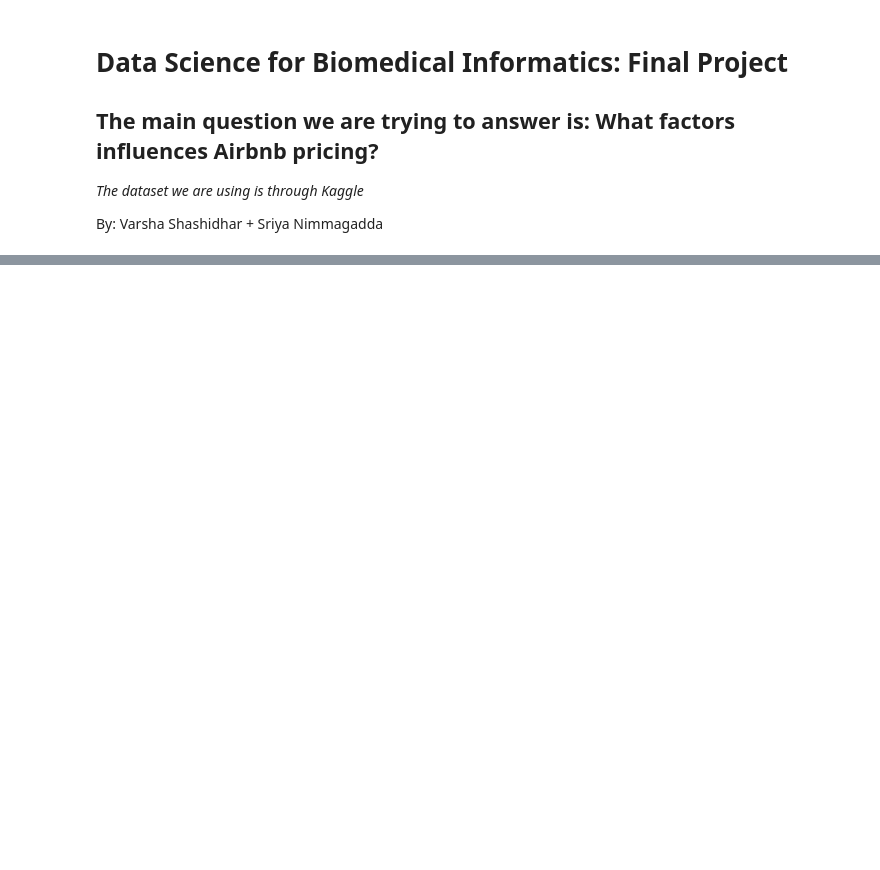
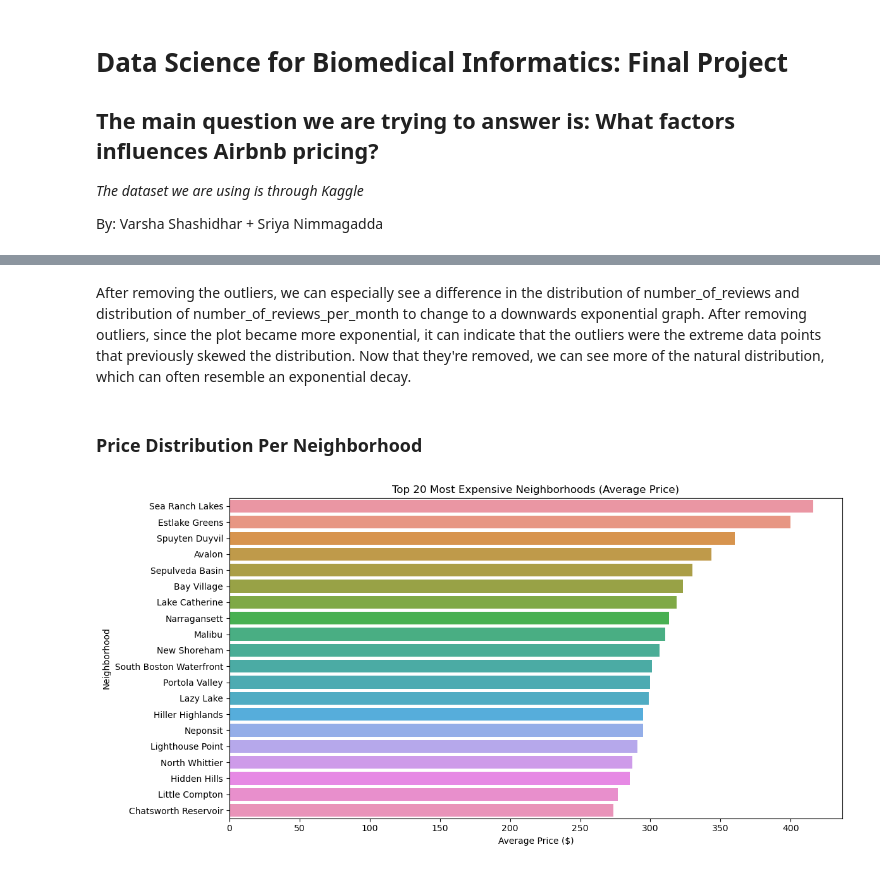
Before and after one commit to sriya-nimma/DataSciBioMedicalProject, a Jupyter notebook: Final_Project.ipynb, the cells around one changed output, grey strips where cells are left out. Drawn from its saved outputs; the diff is of its cells as text; code cells hidden in the pictures; blank space fills up the shorter version.

```diff
--- a/Final_Project.ipynb
+++ b/Final_Project.ipynb
@@ -78,0 +194,18 @@ memory usage: 24.7+ MB
+# %% [markdown]
+After removing the outliers, we can especially see a difference in the distribution of number_of_reviews and distribution of number_of_reviews_per_month to change to a downwards exponential graph. After removing outliers, since the plot became more exponential, it can indicate that the outliers were the extreme data points that previously skewed the distribution. Now that they're removed, we can see more of the natural distribution, which can often resemble an exponential decay.
+# %% [markdown]
+### Price Distribution Per Neighborhood ###
+# %%
+# price distribution per neighborhood
+avg_price = df_cleaned.groupby('neighbourhood')['price'].mean().sort_values(ascending=False).head(20)
+
+# graph to see distribution
+plt.figure(figsize=(12, 6))
+sns.barplot(x=avg_price.values, y=avg_price.index)
+plt.title("Top 20 Most Expensive Neighborhoods (Average Price)")
+plt.xlabel("Average Price ($)")
+plt.ylabel("Neighborhood")
+plt.tight_layout()
+plt.show()
+# %% [output]
+[figure, added]
```
Also changed, not shown: parts of 23 cells of this notebook.
